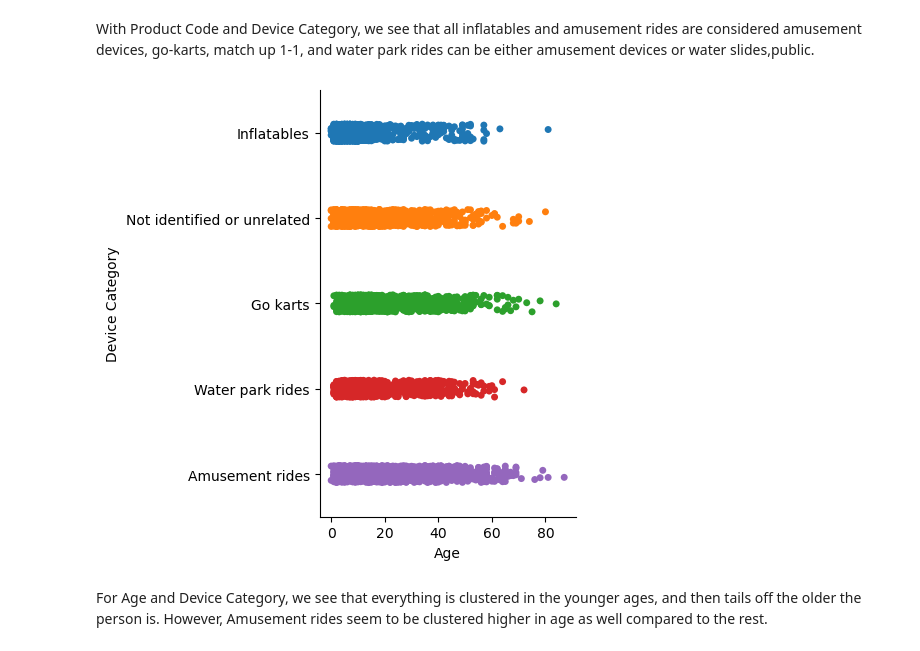
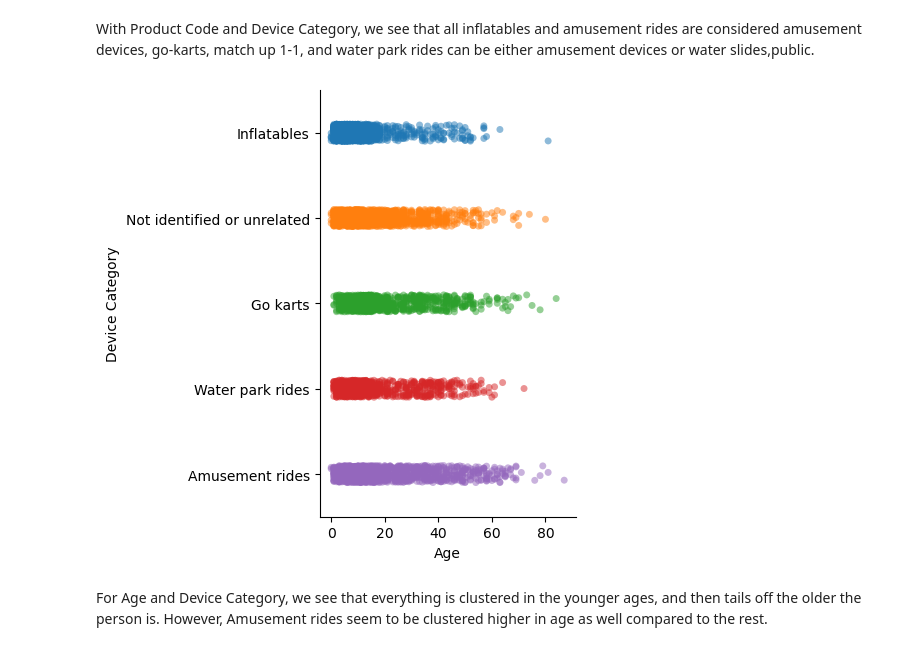
Before and after one commit to mcoulombe021/Springboard, a Jupyter notebook: Capstone 2/Capstone 2 - EDA.ipynb, the cells around one changed output. Saved outputs shown, nothing was run; the diff lists cells and outputs as text; code cells hidden in the pictures.

```diff
--- a/Capstone 2/Capstone 2 - EDA.ipynb
+++ b/Capstone 2/Capstone 2 - EDA.ipynb
@@ -384,11 +384,11 @@ plt.show()
 # %% [markdown]
 With Product Code and Device Category, we see that all inflatables and amusement rides are considered amusement devices, go-karts, match up 1-1, and water park rides can be either amusement devices or water slides,public.
 # %%
-sns.catplot(x='Age', y='Device_category', data=data)
+sns.catplot(x='Age', y='Device_category', data=data, alpha=.5)
 plt.ylabel('Device Category')
 plt.show()
 # %% [output]
-[figure, old version]
+[figure, new version]
 # %% [markdown]
 For Age and Device Category, we see that everything is clustered in the younger ages, and then tails off the older the person is. However, Amusement rides seem to be clustered higher in age as well compared to the rest.
 # %%
```
Also changed, not shown: parts of 4 cells of this notebook, 5 other files.
